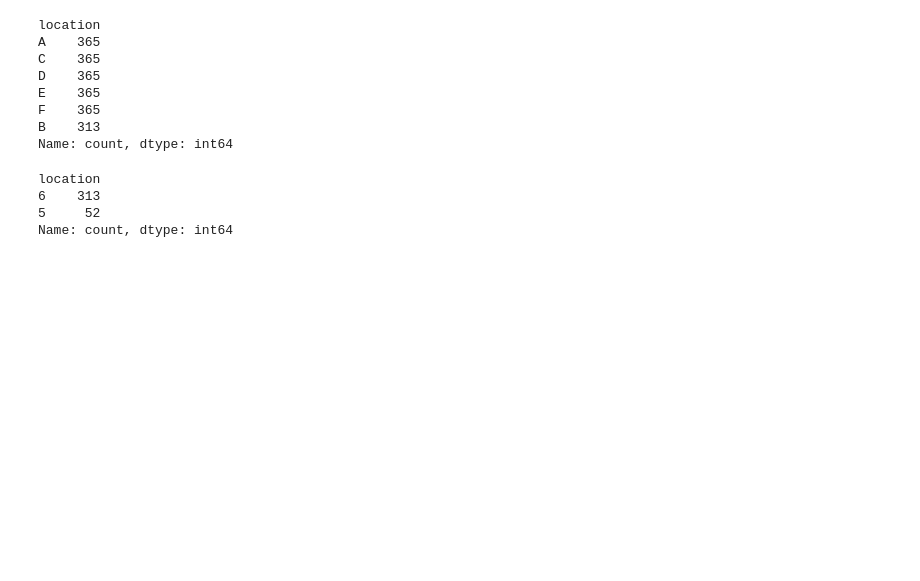
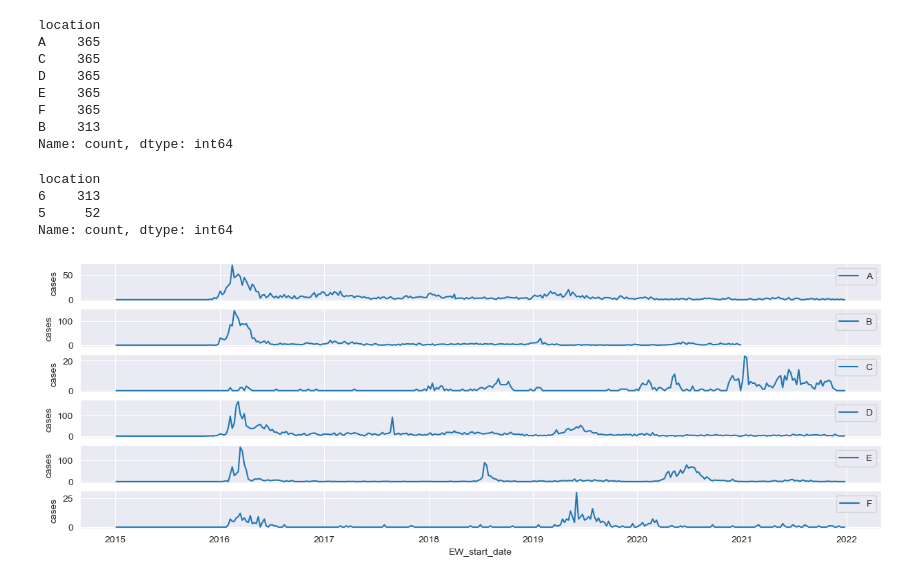
Before and after one commit to Paul123111/kaggleTest, a Jupyter notebook: 01-Import.ipynb, the cells around one changed output. Drawn from its saved outputs; the diff is of its cells as text; code cells hidden in the pictures; blank space fills up the shorter version.

```diff
--- a/01-Import.ipynb
+++ b/01-Import.ipynb
@@ -118,7 +121,9 @@ Name: count, dtype: int64
 # %%
 locations = df_zika.location.unique()
 fig, axs = plt.subplots(len(locations), 1, figsize=(15, 5), sharex=True)
 
 for location, ax in zip(locations, axs):
     criteria = "location == @location"
-    sns.lineplot(data=df_zika.query(criteria), x="EW_start_date", y="total_cases", ax=ax, title=location)
+    sns.lineplot(data=df_zika.query(criteria), x="EW_start_date", y="cases", ax=ax, label=location)
+# %% [output]
+[figure, added]
```
Also changed, not shown: parts of 3 cells of this notebook, 1 other file.
